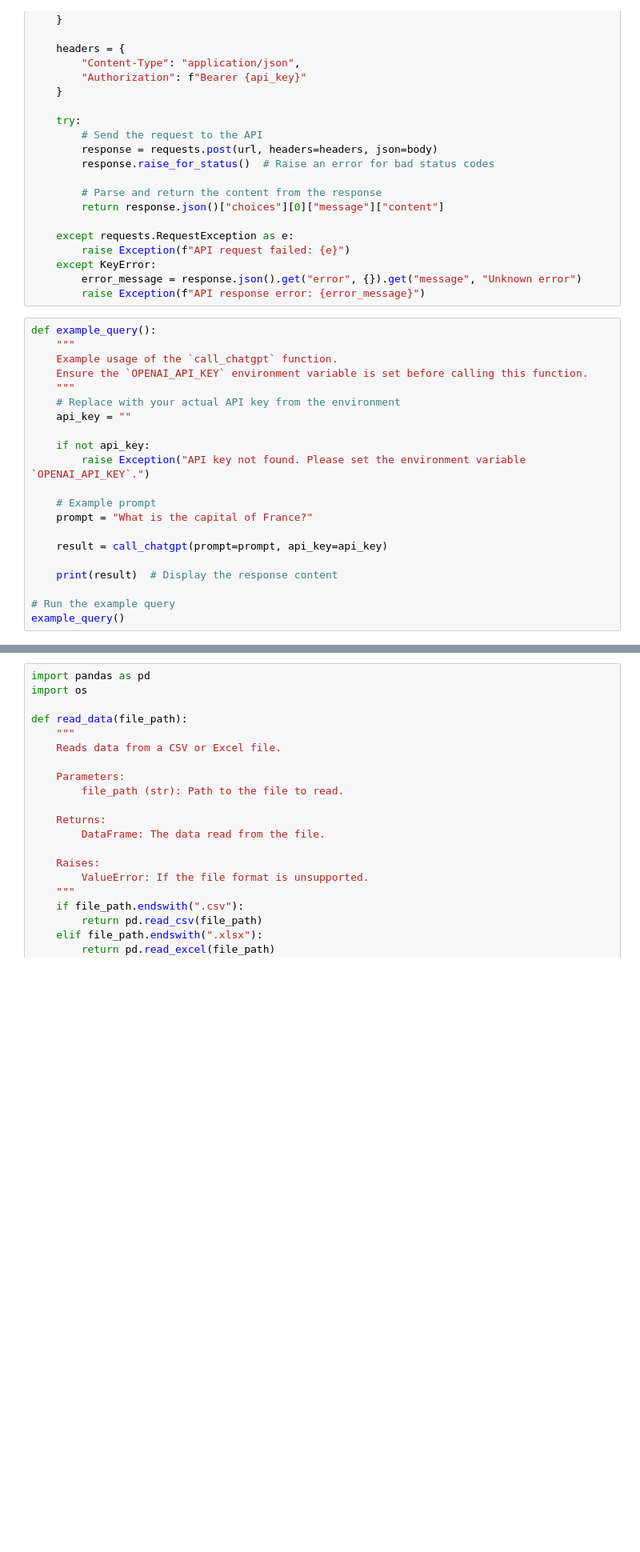
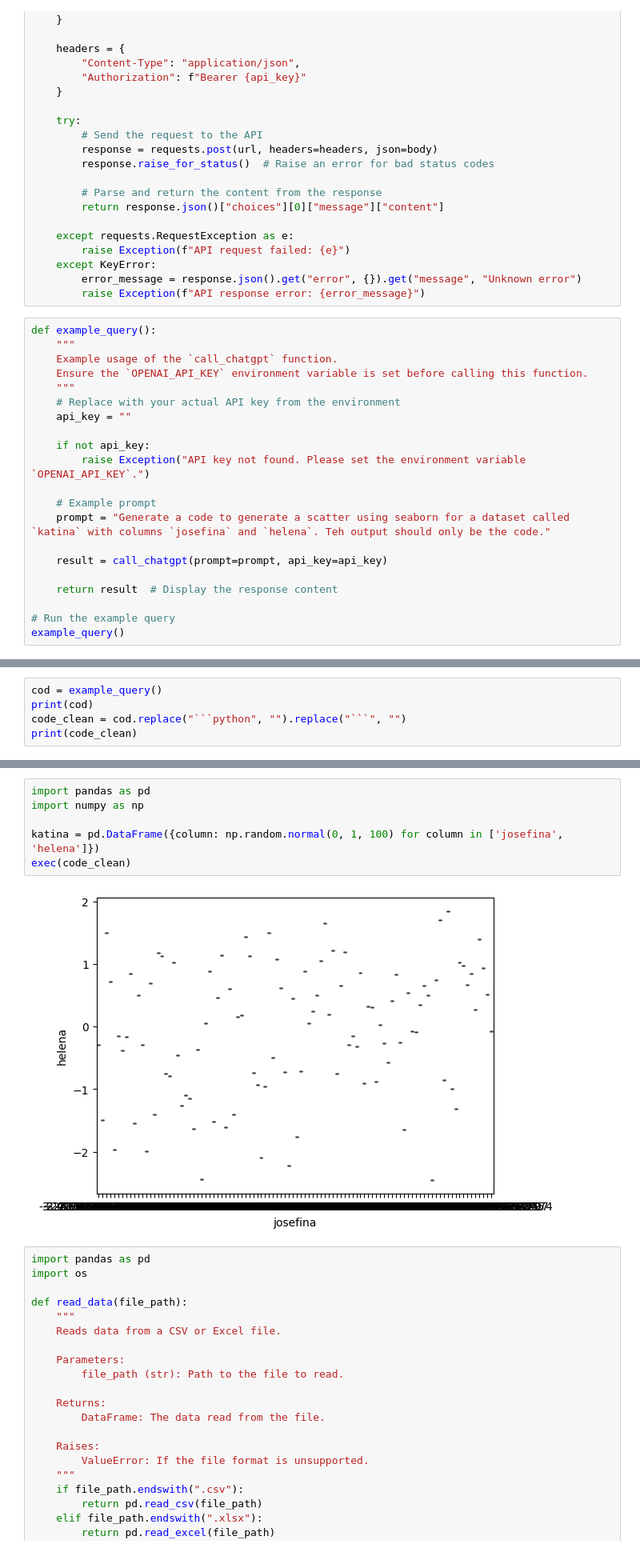
Before and after one commit to cjrodriguez98/IATHON-PY-Template, a Jupyter notebook: playground.ipynb, the cells around one changed output, grey strips where cells are left out. Shown: that part at 80% size. Drawn from its saved outputs; the diff is of its cells as text; blank space fills up the shorter version.

Commit message:
New example

````diff
--- a/playground.ipynb
+++ b/playground.ipynb
@@ -62,11 +62,11 @@ def example_query():
         raise Exception("API key not found. Please set the environment variable `OPENAI_API_KEY`.")
 
     # Example prompt
-    prompt = "What is the capital of France?"
+    prompt = "Generate a code to generate a scatter using seaborn for a dataset called `katina` with columns `josefina` and `helena`. Teh output should only be the code."
 
     result = call_chatgpt(prompt=prompt, api_key=api_key)
 
-    print(result)  # Display the response content
+    return result  # Display the response content
 
 # Run the example query
 example_query()
@@ -74,0 +75,5 @@ The capital of France is Paris.
+# %%
+cod = example_query()
+print(cod)
+code_clean = cod.replace("```python", "").replace("```", "")
+print(code_clean)
@@ -75,3 +98,11 @@ The capital of France is Paris.
+# %%
+import pandas as pd
+import numpy as np
+
+katina = pd.DataFrame({column: np.random.normal(0, 1, 100) for column in ['josefina', 'helena']})
+exec(code_clean)
+# %% [output]
+[figure, added]
 # %%
 import pandas as pd
 import os
````
Also changed, not shown: parts of 4 cells of this notebook, 8 other files.
